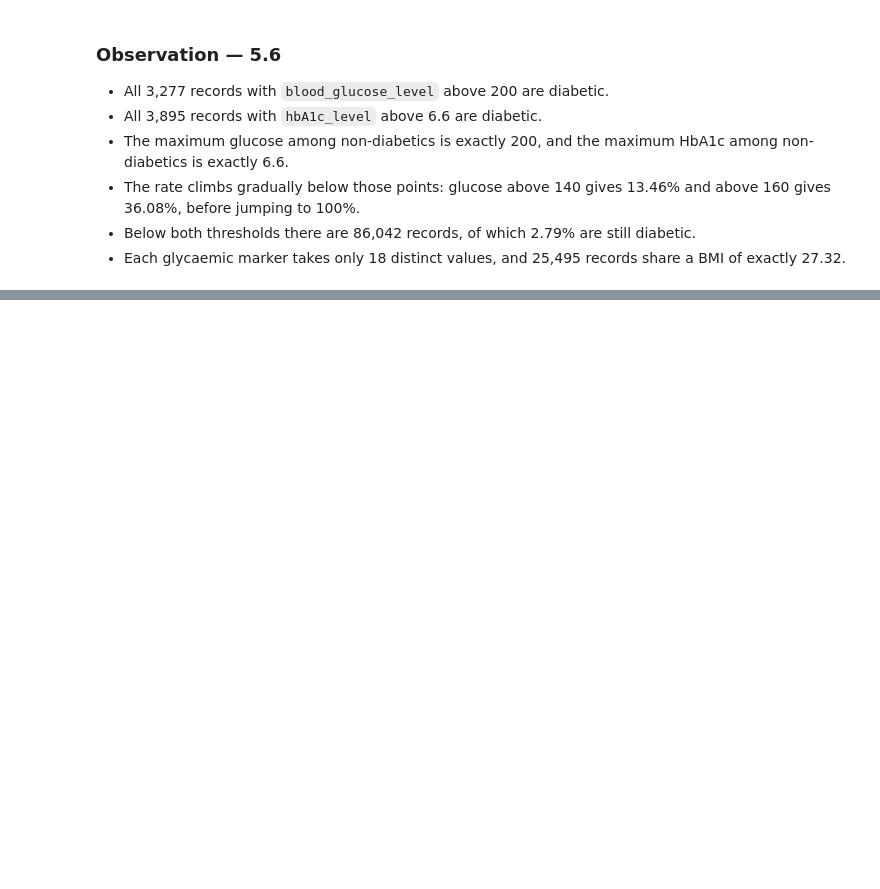
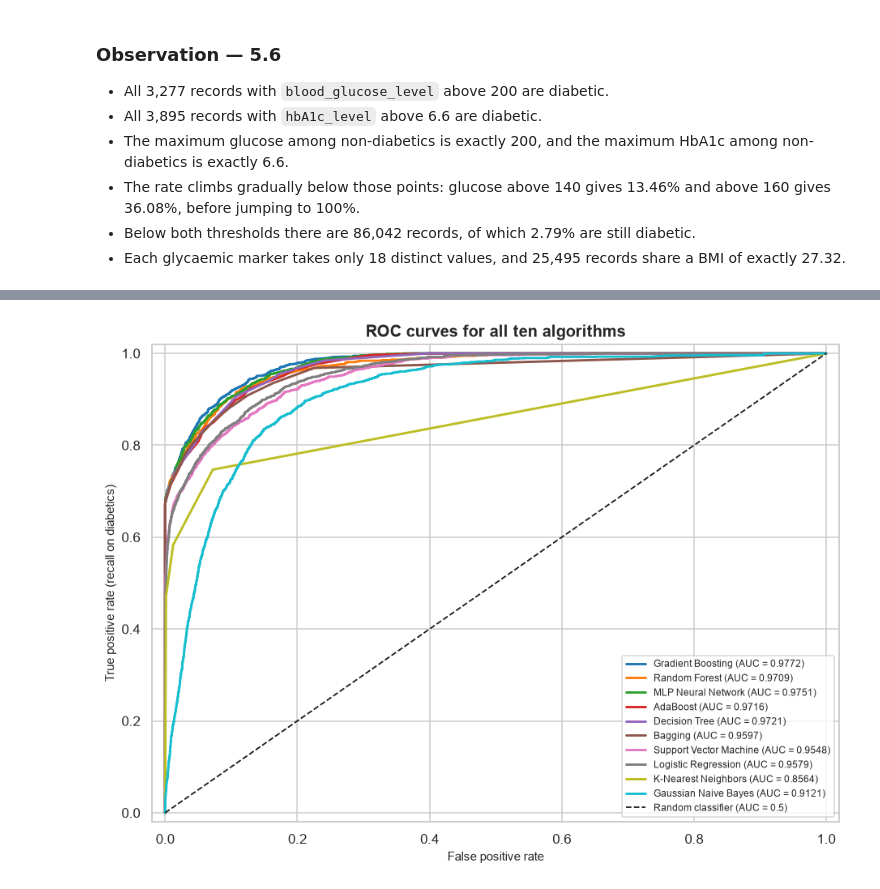
Before and after one commit to renexaan/glucotrack, a Jupyter notebook: notebooks/classification.ipynb, the cells around one changed output, grey strips where cells are left out. Cells and saved outputs as stored; diff of their text form; code cells hidden in the pictures; blank space fills up the shorter version.

```diff
--- a/notebooks/classification.ipynb
+++ b/notebooks/classification.ipynb
@@ -2048,0 +2383,16 @@ Most common single bmi value    : 27.32 (25,495 records, 25.5%)
+# %%
+fig, ax = plt.subplots(figsize=(8.6, 6.4))
+for colour, name in zip(sns.color_palette("tab10", len(ordered10)), ordered10):
+    fpr, tpr, _ = roc_curve(y_test, scores[name])
+    auc_val = final.loc[final["Model"] == name, "ROC-AUC"].iat[0]
+    ax.plot(fpr, tpr, linewidth=1.9, color=colour, label=f"{name} (AUC = {auc_val:.4f})")
+ax.plot([0, 1], [0, 1], "k--", linewidth=1.2, label="Random classifier (AUC = 0.5)")
+ax.set_title("ROC curves for all ten algorithms", fontsize=13, fontweight="bold")
+ax.set_xlabel("False positive rate")
+ax.set_ylabel("True positive rate (recall on diabetics)")
+ax.legend(fontsize=8, loc="lower right")
+ax.set_xlim(-0.02, 1.02); ax.set_ylim(-0.02, 1.02)
+plt.tight_layout()
+plt.show()
+# %% [output]
+[figure, added]
```
Also changed, not shown: parts of 42 cells of this notebook.
